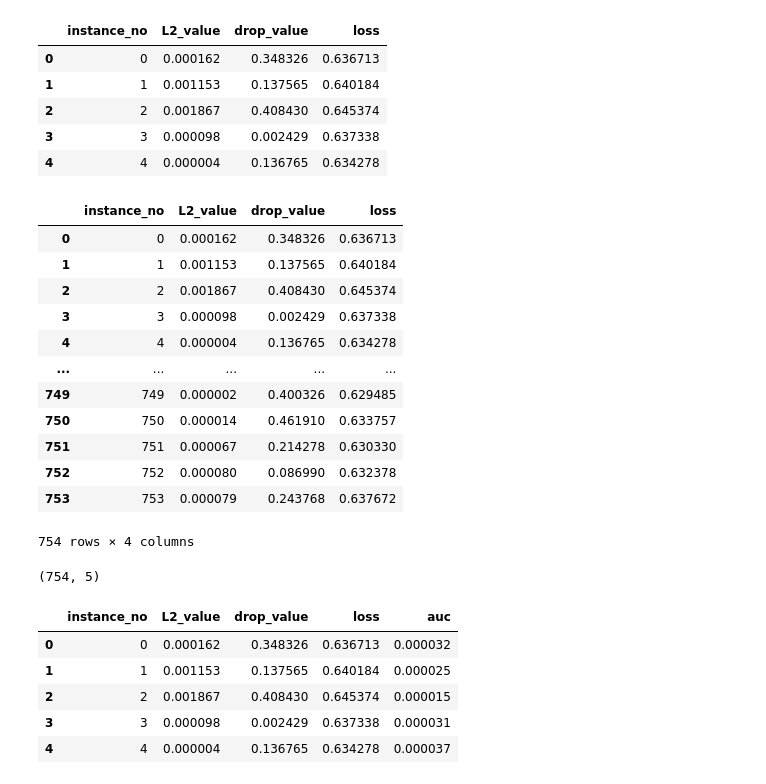
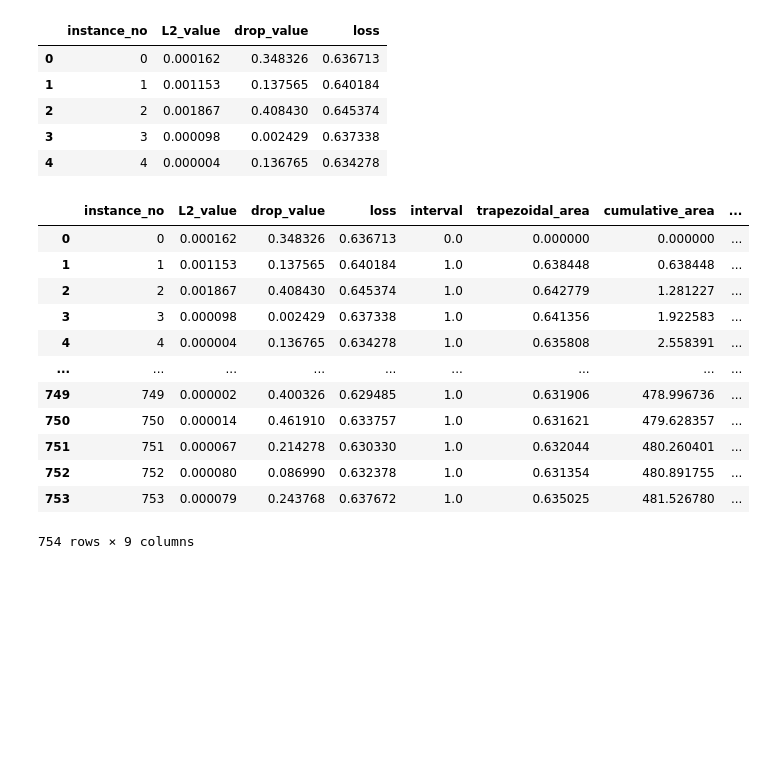
Before and after one commit to srp-group/hypothesis-testing, a Jupyter notebook: Viz2.ipynb, the cells around one changed output. Drawn from its saved outputs; the diff is of its cells as text; code cells hidden in the pictures; blank space fills up the shorter version.

```diff
--- a/Viz2.ipynb
+++ b/Viz2.ipynb
@@ -16,35 +17,34 @@ df.head()
 | 2 | 2 | 0.001867 | 0.408430 | 0.645374 |
 | 3 | 3 | 0.000098 | 0.002429 | 0.637338 |
 | 4 | 4 | 0.000004 | 0.136765 | 0.634278 |
-# %%
-df
-# %% [output]
-|  | instance_no | L2_value | drop_value | loss |
-| 0 | 0 | 0.000162 | 0.348326 | 0.636713 |
-| 1 | 1 | 0.001153 | 0.137565 | 0.640184 |
-| 2 | 2 | 0.001867 | 0.408430 | 0.645374 |
-| 3 | 3 | 0.000098 | 0.002429 | 0.637338 |
-| 4 | 4 | 0.000004 | 0.136765 | 0.634278 |
-| ... | ... | ... | ... | ... |
-| 749 | 749 | 0.000002 | 0.400326 | 0.629485 |
-| 750 | 750 | 0.000014 | 0.461910 | 0.633757 |
-| 751 | 751 | 0.000067 | 0.214278 | 0.630330 |
-| 752 | 752 | 0.000080 | 0.086990 | 0.632378 |
-| 753 | 753 | 0.000079 | 0.243768 | 0.637672 |
-754 rows × 4 columns
-# %%
-# Flipping the loss and normalizing the y axis to get AUC
-df['auc'] = (-df['loss'] + df['loss'].max()) * (1 / (df['loss'].max() * df.shape[0]))
-print(df.shape)
-df.head()
-# %% [output]
-(754, 5)
-|  | instance_no | L2_value | drop_value | loss | auc |
-| 0 | 0 | 0.000162 | 0.348326 | 0.636713 | 0.000032 |
-| 1 | 1 | 0.001153 | 0.137565 | 0.640184 | 0.000025 |
-| 2 | 2 | 0.001867 | 0.408430 | 0.645374 | 0.000015 |
-| 3 | 3 | 0.000098 | 0.002429 | 0.637338 | 0.000031 |
-| 4 | 4 | 0.000004 | 0.136765 | 0.634278 | 0.000037 |
+# %%
+# Calculate the interval between each instance
+df['interval'] = df['instance_no'].diff().fillna(0)
+
+# Calculate the trapezoidal area
+df.loc[:, 'trapezoidal_area'] = 0.5 * (df['loss'] + df['loss'].shift(1, fill_value=0)) * df['interval']
+
+df['cumulative_area'] = df['trapezoidal_area'].cumsum()
+
+df['scaled_cumulative_area'] = df['cumulative_area'] / (df['cumulative_area'].max() * df.shape[0])
+
+df['scaled_area_sum'] = df['scaled_cumulative_area'].cumsum()
+
+df
+# %% [output]
+|  | instance_no | L2_value | drop_value | loss | interval | trapezoidal_area | cumulative_area | ... |
+| 0 | 0 | 0.000162 | 0.348326 | 0.636713 | 0.0 | 0.000000 | 0.000000 | ... |
+| 1 | 1 | 0.001153 | 0.137565 | 0.640184 | 1.0 | 0.638448 | 0.638448 | ... |
+| 2 | 2 | 0.001867 | 0.408430 | 0.645374 | 1.0 | 0.642779 | 1.281227 | ... |
+| 3 | 3 | 0.000098 | 0.002429 | 0.637338 | 1.0 | 0.641356 | 1.922583 | ... |
+| 4 | 4 | 0.000004 | 0.136765 | 0.634278 | 1.0 | 0.635808 | 2.558391 | ... |
+| ... | ... | ... | ... | ... | ... | ... | ... | ... |
+| 749 | 749 | 0.000002 | 0.400326 | 0.629485 | 1.0 | 0.631906 | 478.996736 | ... |
+| 750 | 750 | 0.000014 | 0.461910 | 0.633757 | 1.0 | 0.631621 | 479.628357 | ... |
+| 751 | 751 | 0.000067 | 0.214278 | 0.630330 | 1.0 | 0.632044 | 480.260401 | ... |
+| 752 | 752 | 0.000080 | 0.086990 | 0.632378 | 1.0 | 0.631354 | 480.891755 | ... |
+| 753 | 753 | 0.000079 | 0.243768 | 0.637672 | 1.0 | 0.635025 | 481.526780 | ... |
+754 rows × 9 columns
 # %%
 def plot_3d_scatter_surface(df, x_variable, y_variables, output_variable, surface=True, highlight=False):
     name = ['L2', 'Dropout']
```
Also changed, not shown: parts of 4 cells of this notebook.
